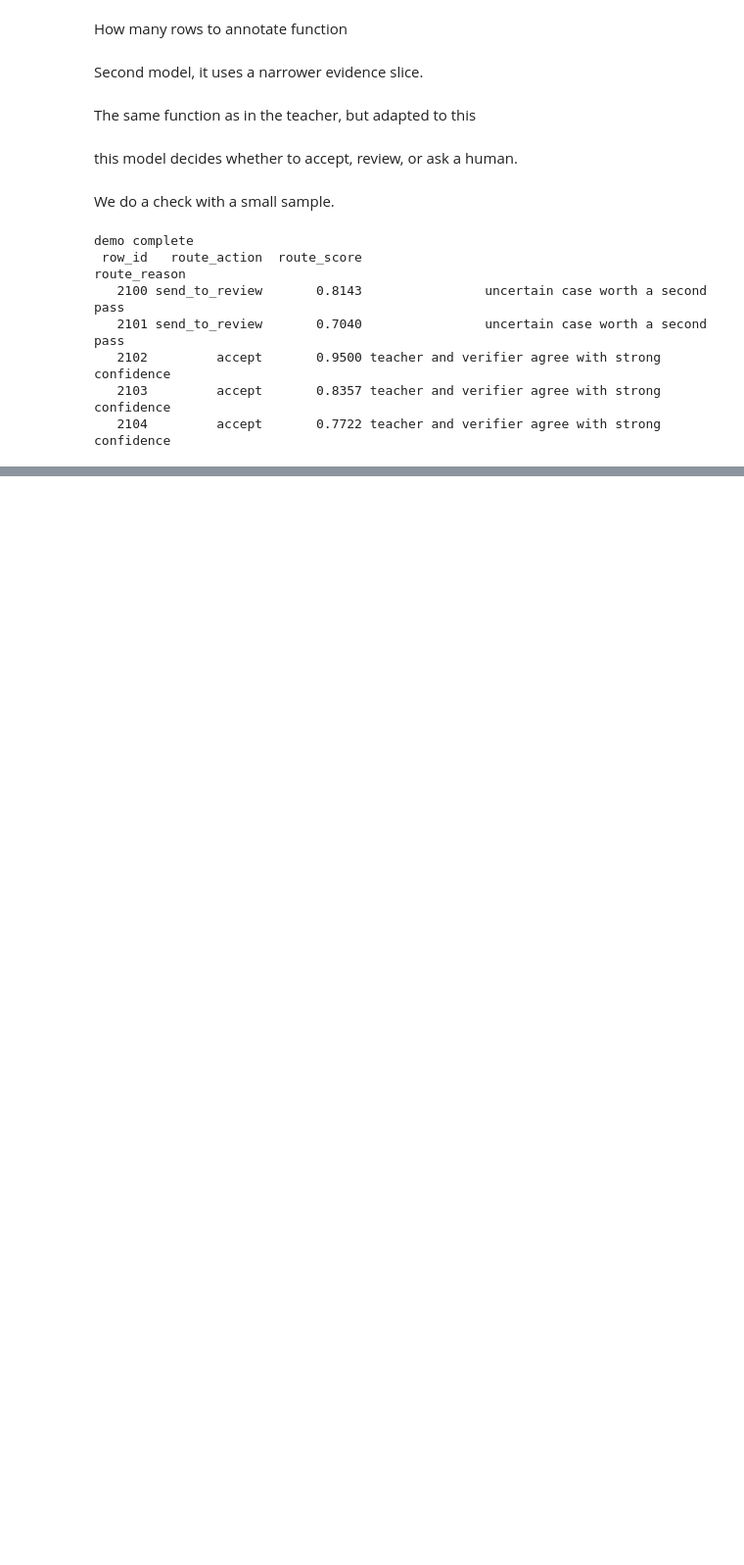
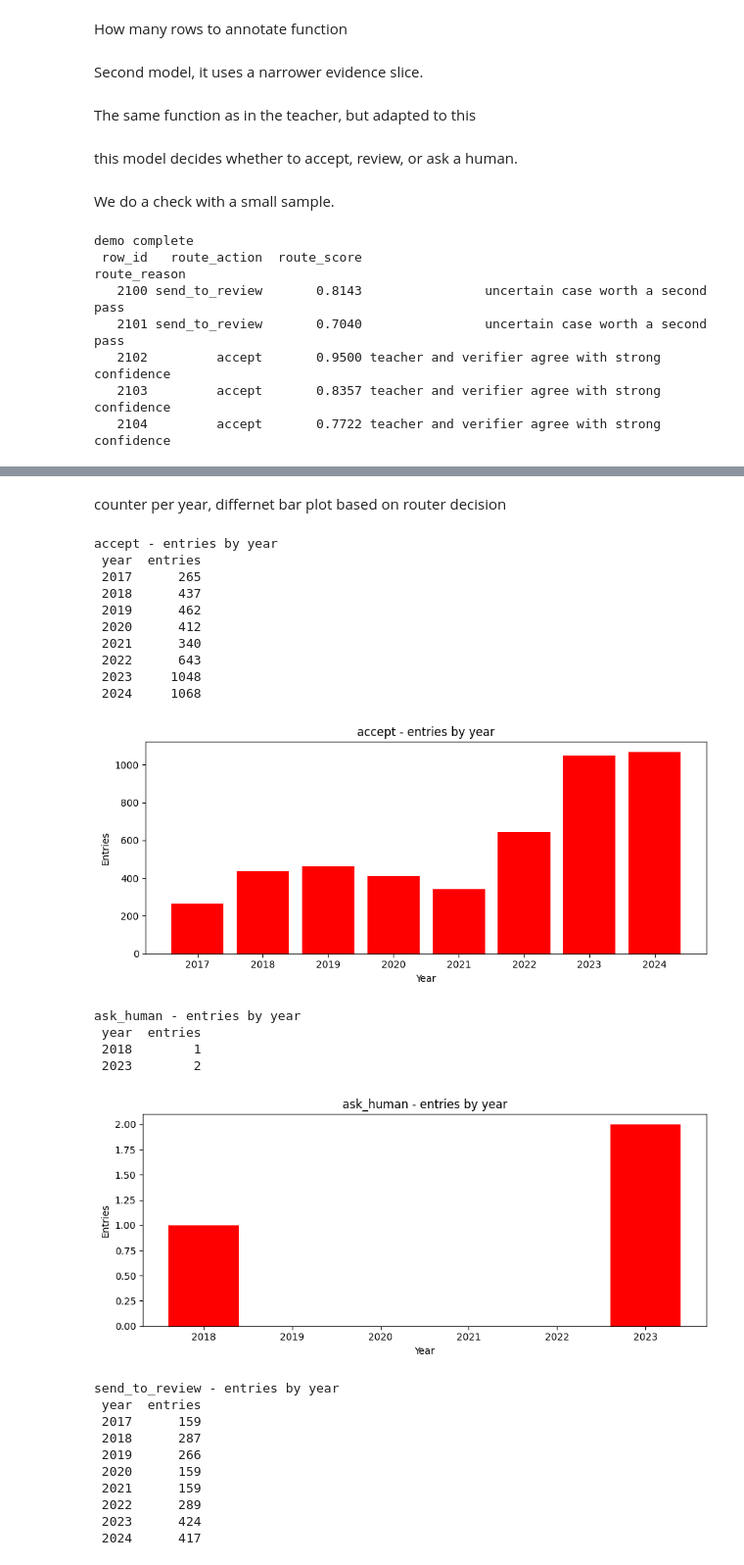
Before and after one commit to rares8283682/GemmaV4-and-Reinforcement-learning, a Jupyter notebook: Rares_Olteanu_gemmaV4+reinforcement_learning.ipynb, the cells around one changed output, grey strips where cells are left out. Shown at 98% size. Saved outputs shown, nothing was run; the diff lists cells and outputs as text; code cells hidden in the pictures; blank space fills up the shorter version.

```diff
--- a/Rares_Olteanu_gemmaV4+reinforcement_learning.ipynb
+++ b/Rares_Olteanu_gemmaV4+reinforcement_learning.ipynb
@@ -336,0 +568,78 @@ demo complete
+# %%
+#load data
+full_df = pd.read_csv(DATASET_PATH)
+teacher = pd.read_csv(teacher_path)
+router = pd.read_csv(router_path)
+#clean it
+full_df["row_id"] = pd.to_numeric(full_df["row_id"], errors="coerce").astype("Int64")
+teacher["row_id"] = pd.to_numeric(teacher["row_id"], errors="coerce").astype("Int64")
+router["row_id"] = pd.to_numeric(router["row_id"], errors="coerce").astype("Int64")
+# %% [markdown]
+counter per year, differnet bar plot based on router decision
+# %%
+# we merge id year with teacher predi
+plot_df = full_df[["row_id", "year"]].merge(
+    teacher[["row_id", "main_benefit"]],
+    on="row_id",
+    how="inner",
+)
+#adds the router infor
+plot_df = plot_df.merge(
+    router[["row_id", "route_action"]],
+    on="row_id",
+    how="inner",
+)
+
+plot_df["year"] = pd.to_numeric(plot_df["year"], errors="coerce") #converts year into numeric and if the values is missing it transform it in NaN
+plot_df = plot_df.dropna(subset=["year", "main_benefit", "route_action"]).copy() #removes row where year,main_benefit,route_action not exist
+plot_df["year"] = plot_df["year"].astype(int)
+
+route_actions = sorted(plot_df["route_action"].unique()) #get all unique router output sort them
+
+for route in route_actions:
+    route_df = plot_df[plot_df["route_action"] == route].copy() #keeps only router actionof the current action
+#a table with the counter
+    year_counts = (
+        route_df.groupby("year") #group it per year
+        .size()#count them
+        .reset_index(name="entries")
+        .sort_values("year") #sort them
+    )
+
+    print(f"\n{route} - entries by year")
+    print(year_counts.to_string(index=False)) #yearly counts table
+
+    plt.figure(figsize=(9, 4))
+    plt.bar(year_counts["year"], year_counts["entries"], color="red")
+    plt.title(f"{route} - entries by year")
+    plt.xlabel("Year")
+    plt.ylabel("Entries")
+    plt.tight_layout()
+    plt.show()
+# %% [output]
+accept - entries by year
+ year  entries
+ 2017      265
+ 2018      437
+ 2019      462
+ 2020      412
+ 2021      340
+ 2022      643
+ 2023     1048
+ 2024     1068
+[figure, added]
+ask_human - entries by year
+ year  entries
+ 2018        1
+ 2023        2
+[figure, added]
+send_to_review - entries by year
+ year  entries
+ 2017      159
+ 2018      287
+ 2019      266
+ 2020      159
+ 2021      159
+ 2022      289
+ 2023      424
+ 2024      417
```
Also changed, not shown: parts of 15 cells of this notebook.
